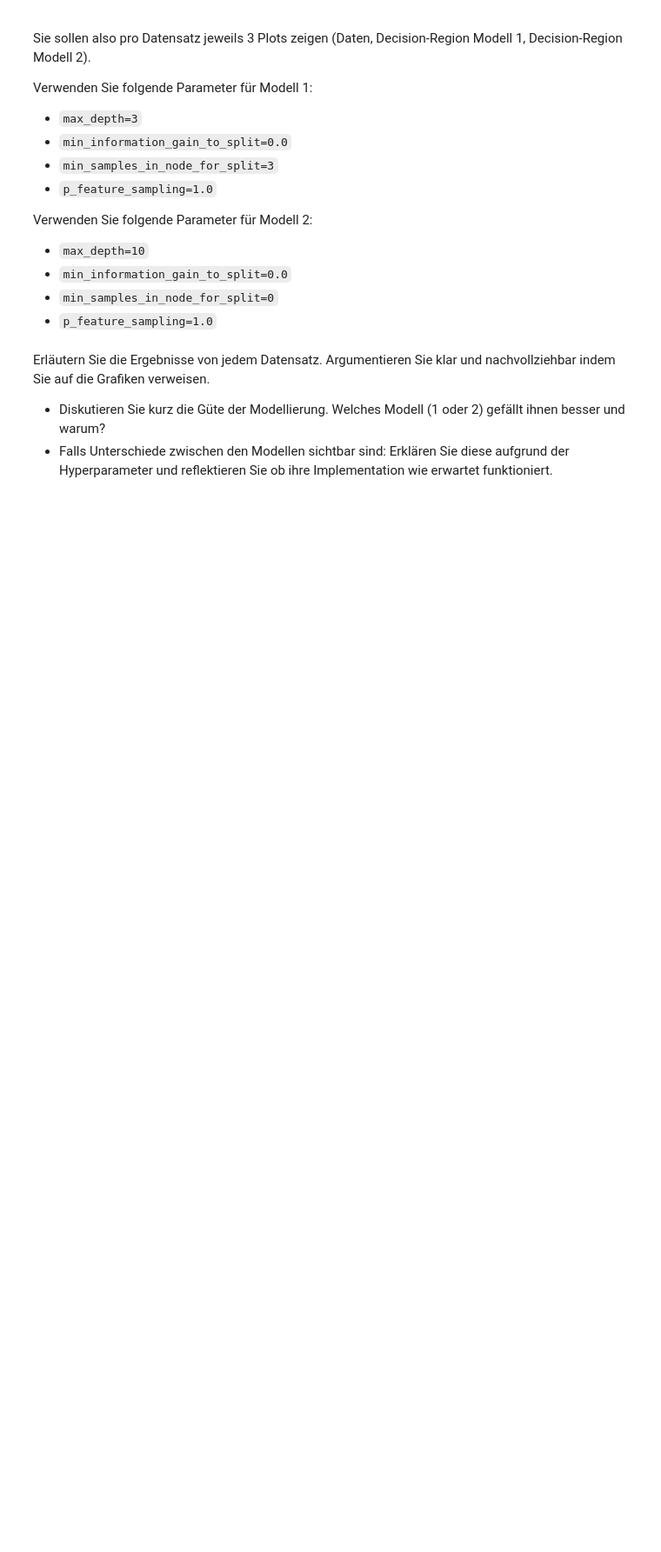
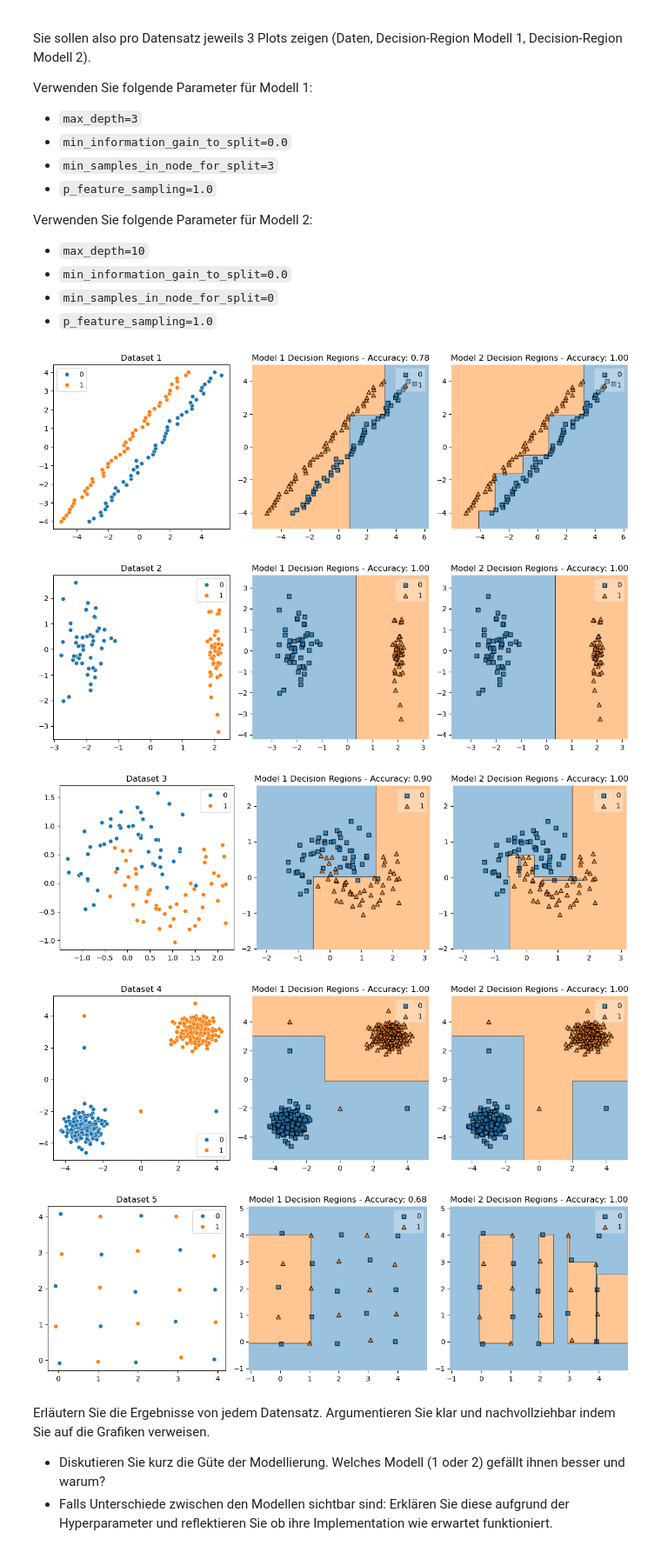
Before and after one commit to SeyaSchmassmann/ml, a Jupyter notebook: graded_assignments/graded02/graded02.ipynb, the cells around one changed output. Shown at 87% size. Saved outputs shown, nothing was run; the diff lists cells and outputs as text; code cells hidden in the pictures; blank space fills up the shorter version.

```diff
--- a/graded_assignments/graded02/graded02.ipynb
+++ b/graded_assignments/graded02/graded02.ipynb
@@ -556,7 +827,6 @@ Verwenden Sie folgende Parameter für Modell 2:
 - `p_feature_sampling=1.0`
 # %%
 from sklearn.datasets import make_classification, make_blobs, make_moons
-import mlxtend
 import seaborn as sns
 from mlxtend.plotting import plot_decision_regions
 import matplotlib.pyplot as plt
@@ -611,38 +881,67 @@ def generate_ds4():
         [0, -2],
         [4, -2],
         [-3, 2]
     ]).reshape(-1, 2)
     y_add = np.array([1, 1, 0, 0]).reshape(-1)
 
     X = np.vstack([X, X_add])
     y = np.hstack([y, y_add])
-
     return X, y
 
 
 def generate_ds5():
     grid_size = 5
     rng = np.random.default_rng(seed=123)
     # Create grid points
     X = [(x, y) for x in range(grid_size) for y in range(grid_size)]
     # Assign classes
     y = [(x + y) % 2 for x, y in X]
     #X = [(x - (grid_size % 2), y - (grid_size % 2)) for x, y in X]
     X = [(x + rng.uniform(-0.1, 0.1), y + rng.uniform(-0.1, 0.1)) for x, y in X]
     return np.array(X), np.array(y)
 
 
 # iterating over the toy datasets
 for i, (X, y) in enumerate([generate_ds1(), generate_ds2(), generate_ds3(), generate_ds4(), generate_ds5()]):
-
-    # Plot the dataset
     fig, ax = plt.subplots(figsize=(12, 4), ncols=3)
     _ = sns.scatterplot(x=X[:, 0], y=X[:, 1], hue=y, ax=ax[0]).set(title=f"Dataset {i + 1}")
 
-    # YOUR CODE HERE
-    raise NotImplementedError()
+    model1 = BinaryDecisionTreeClassifier(
+        max_depth=3,
+        min_information_gain_to_split=0.0,
+        min_samples_in_node_for_split=3,
+        p_feature_sampling=1.0,
+        impurity=binary_entropy,
+        random_seed=123,
+    )
+
+    model2 = BinaryDecisionTreeClassifier(
+        max_depth=10,
+        min_information_gain_to_split=0.0,
+        min_samples_in_node_for_split=0,
+        p_feature_sampling=1.0,
+        impurity=binary_entropy,
+        random_seed=123,
+    )
+
+    _ = model1.fit(X, y)
+    _ = model2.fit(X, y)
+
+    _ = plot_decision_regions(X, y, clf=model1, ax=ax[1])
+    accuracy1 = model1.score(X, y)
+    _ = ax[1].set_title(f"Model 1 Decision Regions - Accuracy: {accuracy1:.2f}")
+
+    _ = plot_decision_regions(X, y, clf=model2, ax=ax[2])
+    accuracy2 = model2.score(X, y)
+    _ = ax[2].set_title(f"Model 2 Decision Regions - Accuracy: {accuracy2:.2f}")
 
     plt.tight_layout()
+# %% [output]
+[figure, added]
+[figure, added]
+[figure, added]
+[figure, added]
+[figure, added]
 # %% [markdown]
 Erläutern Sie die Ergebnisse von jedem Datensatz. Argumentieren Sie klar und nachvollziehbar indem Sie auf die Grafiken verweisen.
 - Diskutieren Sie kurz die Güte der Modellierung. Welches Modell (1 oder 2) gefällt ihnen besser und warum?
```
Also changed, not shown: parts of 20 cells of this notebook, 1 other file.
